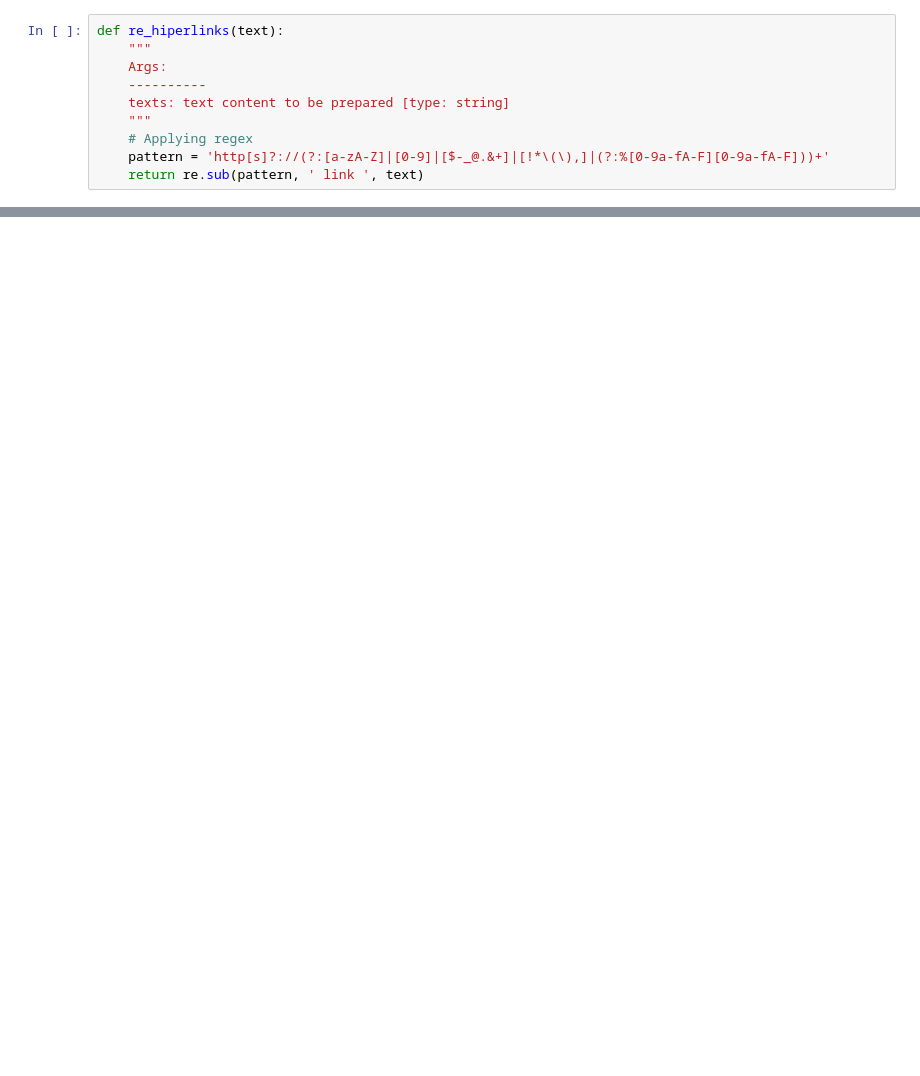
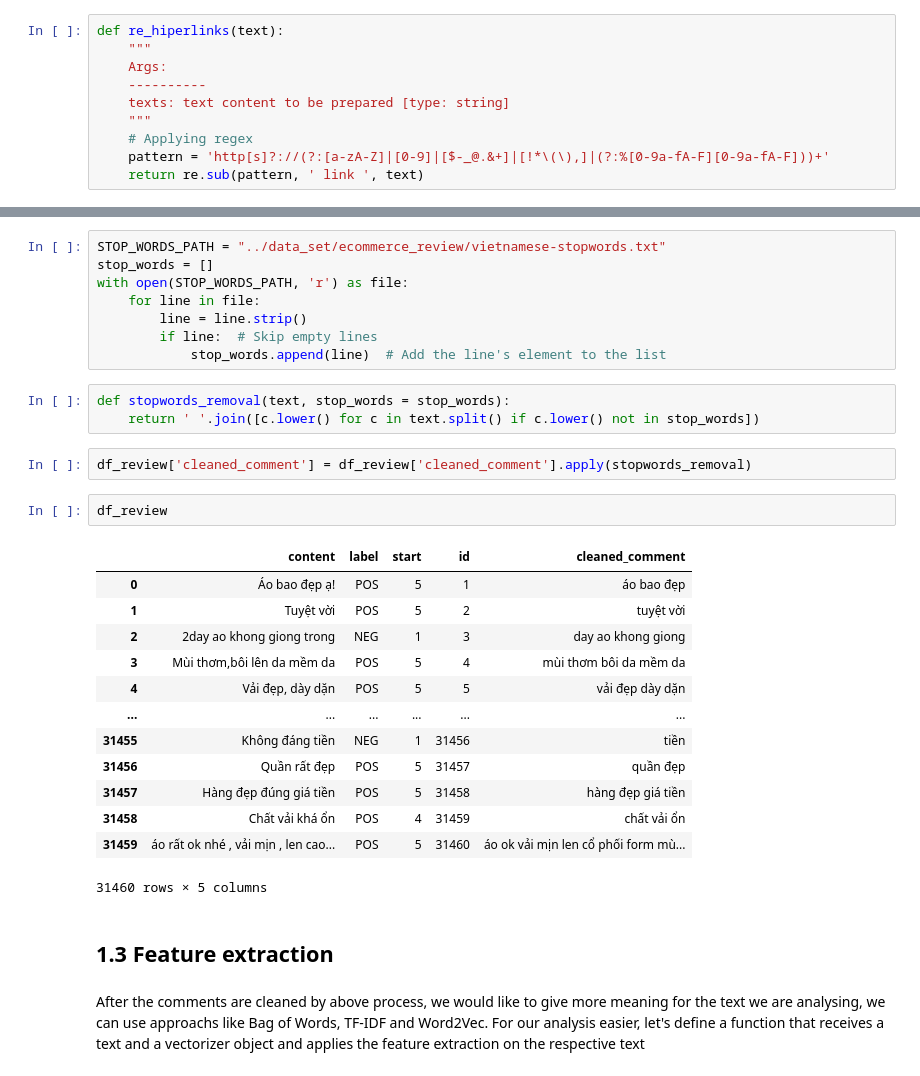
Before and after one commit to thuannt-se/ml-educational-projects, a Jupyter notebook: notebooks/ecommerce_sentiment_analysis.ipynb, the cells around one changed output, grey strips where cells are left out. Cells and saved outputs as stored; diff of their text form; blank space fills up the shorter version.

Commit message:
Add stop_words

```diff
--- a/notebooks/ecommerce_sentiment_analysis.ipynb
+++ b/notebooks/ecommerce_sentiment_analysis.ipynb
@@ -128,0 +171,33 @@ TypeError: expected string or bytes-like object, got 'float'
+# %%
+STOP_WORDS_PATH = "../data_set/ecommerce_review/vietnamese-stopwords.txt"
+stop_words = []
+with open(STOP_WORDS_PATH, 'r') as file:
+    for line in file:
+        line = line.strip()
+        if line:  # Skip empty lines
+            stop_words.append(line)  # Add the line's element to the list
+# %%
+def stopwords_removal(text, stop_words = stop_words):
+    return ' '.join([c.lower() for c in text.split() if c.lower() not in stop_words])
+# %%
+df_review['cleaned_comment'] = df_review['cleaned_comment'].apply(stopwords_removal)
+# %%
+df_review
+# %% [output]
+|  | content | label | start | id | cleaned_comment |
+| 0 | Áo bao đẹp ạ! | POS | 5 | 1 | áo bao đẹp |
+| 1 | Tuyệt vời | POS | 5 | 2 | tuyệt vời |
+| 2 | 2day ao khong giong trong | NEG | 1 | 3 | day ao khong giong |
+| 3 | Mùi thơm,bôi lên da mềm da | POS | 5 | 4 | mùi thơm bôi da mềm da |
+| 4 | Vải đẹp, dày dặn | POS | 5 | 5 | vải đẹp dày dặn |
+| ... | ... | ... | ... | ... | ... |
+| 31455 | Không đáng tiền | NEG | 1 | 31456 | tiền |
+| 31456 | Quần rất đẹp | POS | 5 | 31457 | quần đẹp |
+| 31457 | Hàng đẹp đúng giá tiền | POS | 5 | 31458 | hàng đẹp giá tiền |
+| 31458 | Chất vải khá ổn | POS | 4 | 31459 | chất vải ổn |
+| 31459 | áo rất ok nhé , vải mịn , len cao... | POS | 5 | 31460 | áo ok vải mịn len cổ phối form mù... |
+31460 rows × 5 columns
+# %% [markdown]
+## 1.3 Feature extraction
+# %% [markdown]
+After the comments are cleaned by above process, we would like to give more meaning for the text we are analysing, we can use approachs like Bag of Words, TF-IDF and Word2Vec. For our analysis easier, let's define a function that receives a text and a vectorizer object and applies the feature extraction on the respective text
```
Also changed, not shown: parts of 7 cells of this notebook, 2 other files.
